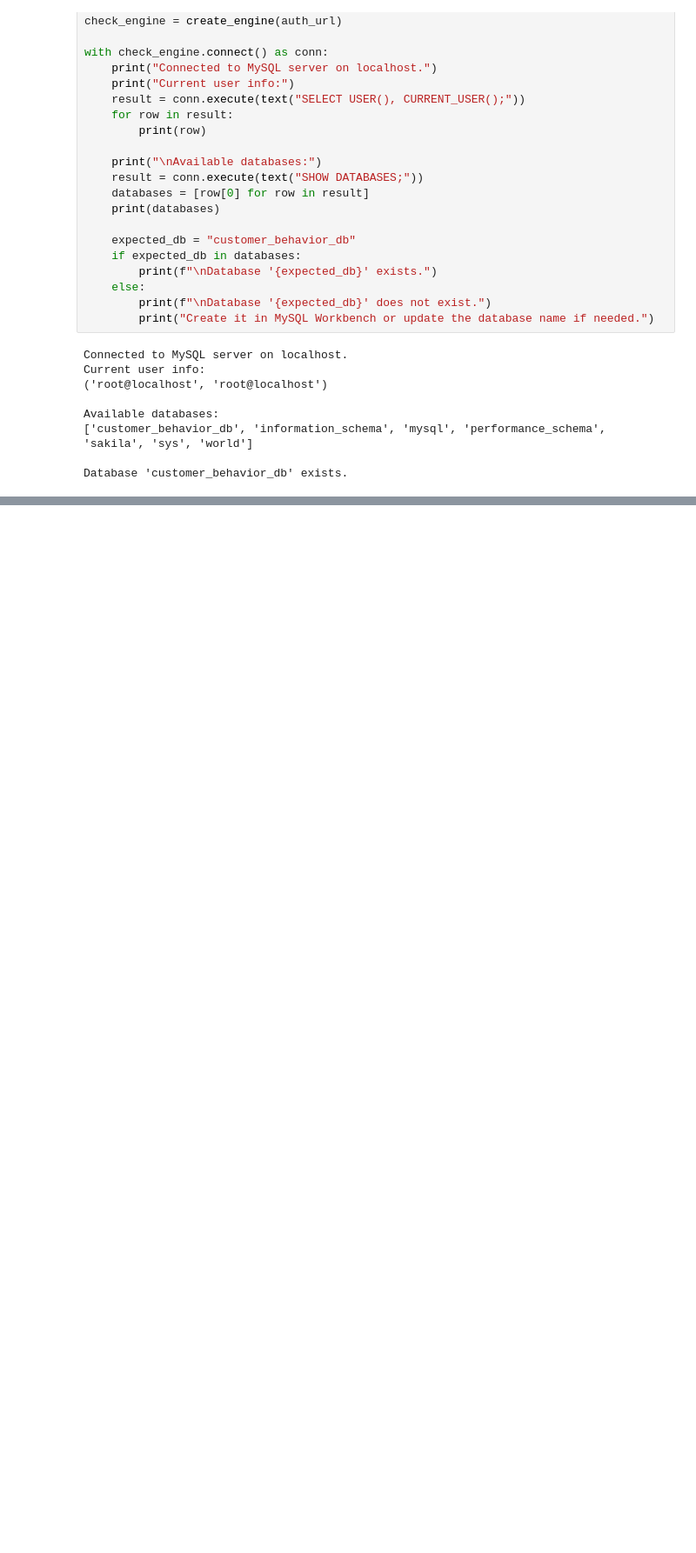
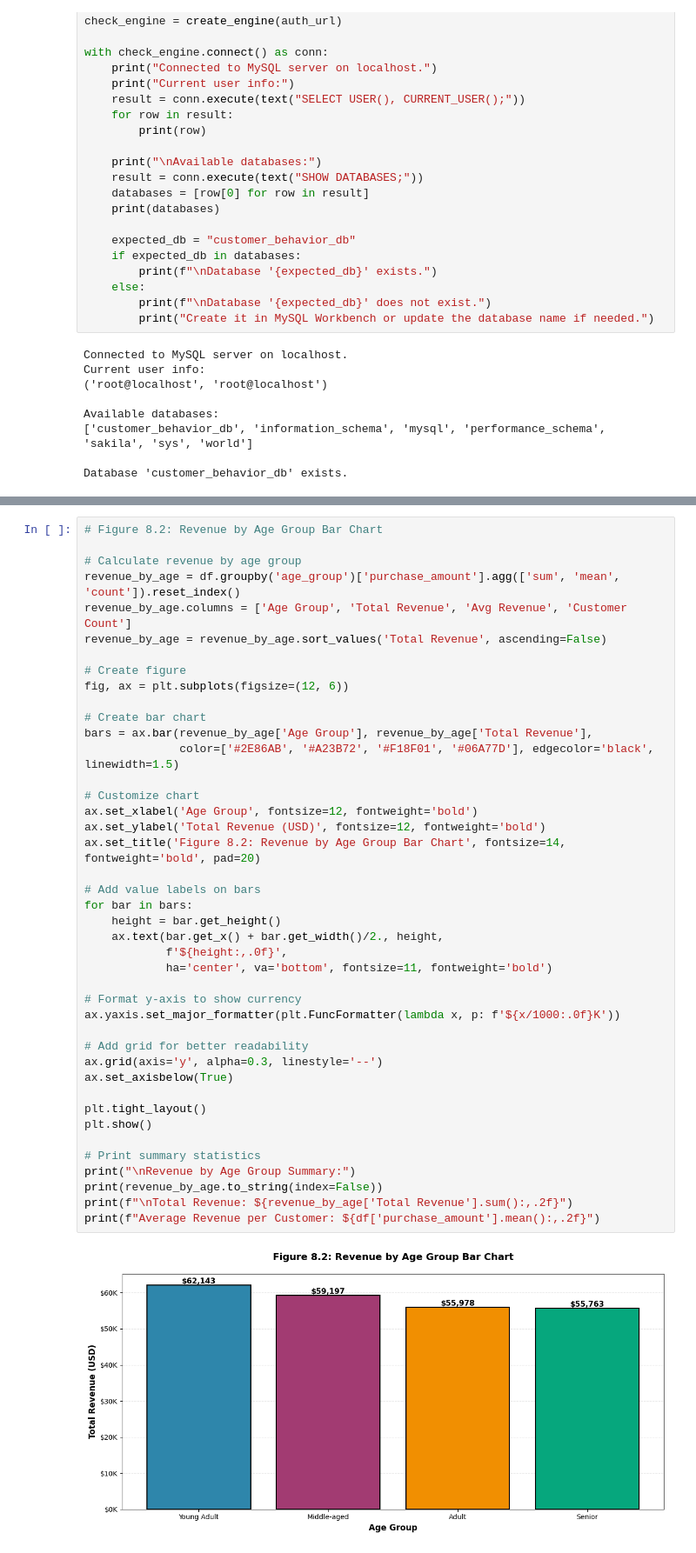
Before and after one commit to PawarPraveen/customer-trends-data-analysis-SQL-Python-PowerBI, a Jupyter notebook: Customer_Shopping_Behavior_Analysis.ipynb, the cells around one changed output, grey strips where cells are left out. Shown at 87% size. Cells and saved outputs as stored; diff of their text form; blank space fills up the shorter version.

```diff
--- a/Customer_Shopping_Behavior_Analysis.ipynb
+++ b/Customer_Shopping_Behavior_Analysis.ipynb
@@ -313,0 +377,44 @@ pd.read_sql("SELECT * FROM customer LIMIT 5;", engine)
+# %%
+# Figure 8.2: Revenue by Age Group Bar Chart
+
+# Calculate revenue by age group
+revenue_by_age = df.groupby('age_group')['purchase_amount'].agg(['sum', 'mean', 'count']).reset_index()
+revenue_by_age.columns = ['Age Group', 'Total Revenue', 'Avg Revenue', 'Customer Count']
+revenue_by_age = revenue_by_age.sort_values('Total Revenue', ascending=False)
+
+# Create figure
+fig, ax = plt.subplots(figsize=(12, 6))
+
+# Create bar chart
+bars = ax.bar(revenue_by_age['Age Group'], revenue_by_age['Total Revenue'],
+              color=['#2E86AB', '#A23B72', '#F18F01', '#06A77D'], edgecolor='black', linewidth=1.5)
+
+# Customize chart
+ax.set_xlabel('Age Group', fontsize=12, fontweight='bold')
+ax.set_ylabel('Total Revenue (USD)', fontsize=12, fontweight='bold')
+ax.set_title('Figure 8.2: Revenue by Age Group Bar Chart', fontsize=14, fontweight='bold', pad=20)
+
+# Add value labels on bars
+for bar in bars:
+    height = bar.get_height()
+    ax.text(bar.get_x() + bar.get_width()/2., height,
+            f'${height:,.0f}',
+            ha='center', va='bottom', fontsize=11, fontweight='bold')
+
+# Format y-axis to show currency
+ax.yaxis.set_major_formatter(plt.FuncFormatter(lambda x, p: f'${x/1000:.0f}K'))
+
+# Add grid for better readability
+ax.grid(axis='y', alpha=0.3, linestyle='--')
+ax.set_axisbelow(True)
+
+plt.tight_layout()
+plt.show()
+
+# Print summary statistics
+print("\nRevenue by Age Group Summary:")
+print(revenue_by_age.to_string(index=False))
+print(f"\nTotal Revenue: ${revenue_by_age['Total Revenue'].sum():,.2f}")
+print(f"Average Revenue per Customer: ${df['purchase_amount'].mean():,.2f}")
+# %% [output]
+[figure, added]
```
Also changed, not shown: parts of 6 cells of this notebook, 5 other files.
